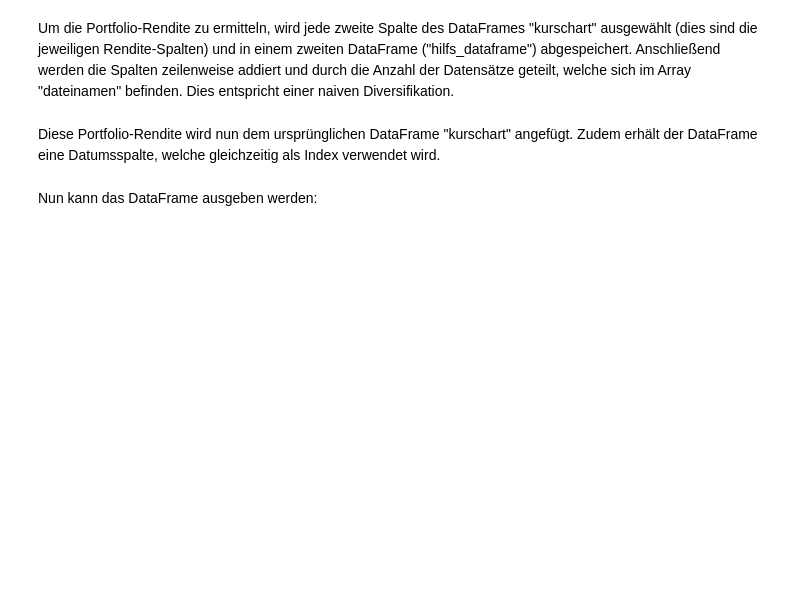
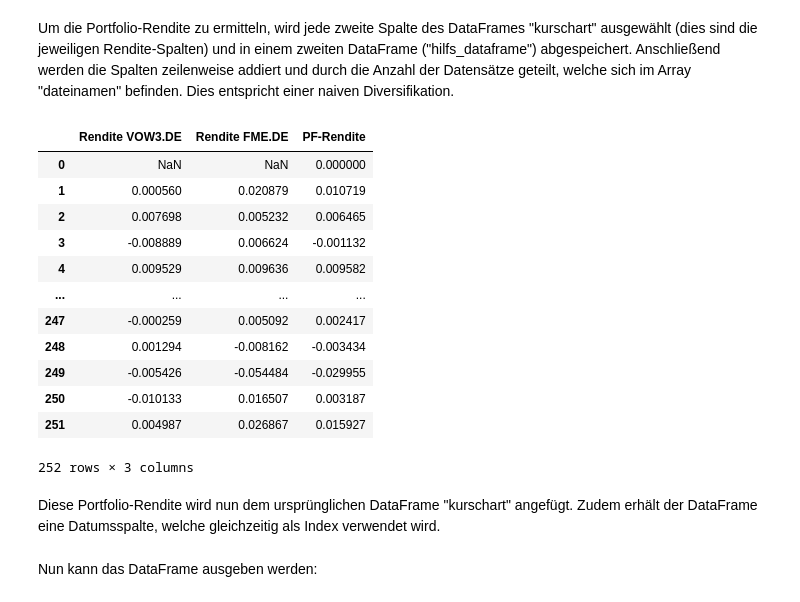
Before and after one commit to trh0ly/risk, a Jupyter notebook: Historische Simulation versus Varianz-Kovarianz-Methode.ipynb, the cells around one changed output. Cells and saved outputs as stored; diff of their text form; code cells hidden in the pictures; blank space fills up the shorter version.

```diff
--- a/Historische Simulation versus Varianz-Kovarianz-Methode.ipynb
+++ b/Historische Simulation versus Varianz-Kovarianz-Methode.ipynb
@@ -119,6 +144,22 @@ Anschließend werden die Spalten zeilenweise addiert und durch die Anzahl der Da
 # %%
 hilfs_dataframe = kurschart.iloc[:, 1::2]
 hilfs_dataframe['PF-Rendite'] = hilfs_dataframe.sum(axis = 1, skipna = True) / len(dateinamen)
+
+hilfs_dataframe
+# %% [output]
+|  | Rendite VOW3.DE | Rendite FME.DE | PF-Rendite |
+| 0 | NaN | NaN | 0.000000 |
+| 1 | 0.000560 | 0.020879 | 0.010719 |
+| 2 | 0.007698 | 0.005232 | 0.006465 |
+| 3 | -0.008889 | 0.006624 | -0.001132 |
+| 4 | 0.009529 | 0.009636 | 0.009582 |
+| ... | ... | ... | ... |
+| 247 | -0.000259 | 0.005092 | 0.002417 |
+| 248 | 0.001294 | -0.008162 | -0.003434 |
+| 249 | -0.005426 | -0.054484 | -0.029955 |
+| 250 | -0.010133 | 0.016507 | 0.003187 |
+| 251 | 0.004987 | 0.026867 | 0.015927 |
+252 rows × 3 columns
 # %% [markdown]
 Diese Portfolio-Rendite wird nun dem ursprünglichen DataFrame "kurschart" angefügt.
 Zudem erhält der DataFrame eine Datumsspalte, welche gleichzeitig als Index verwendet wird.
```
Also changed, not shown: parts of 27 cells of this notebook, 2 other files.
